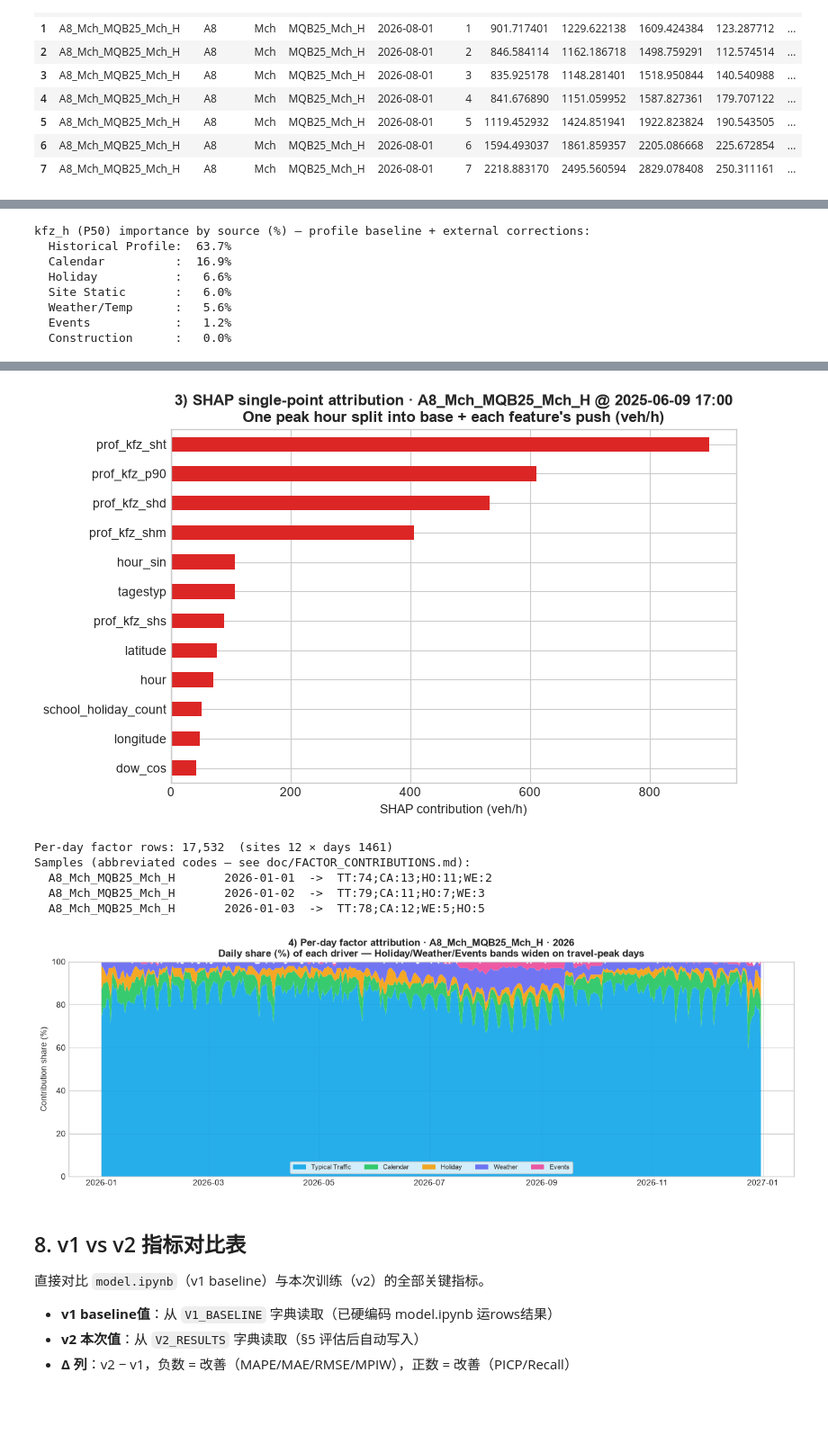
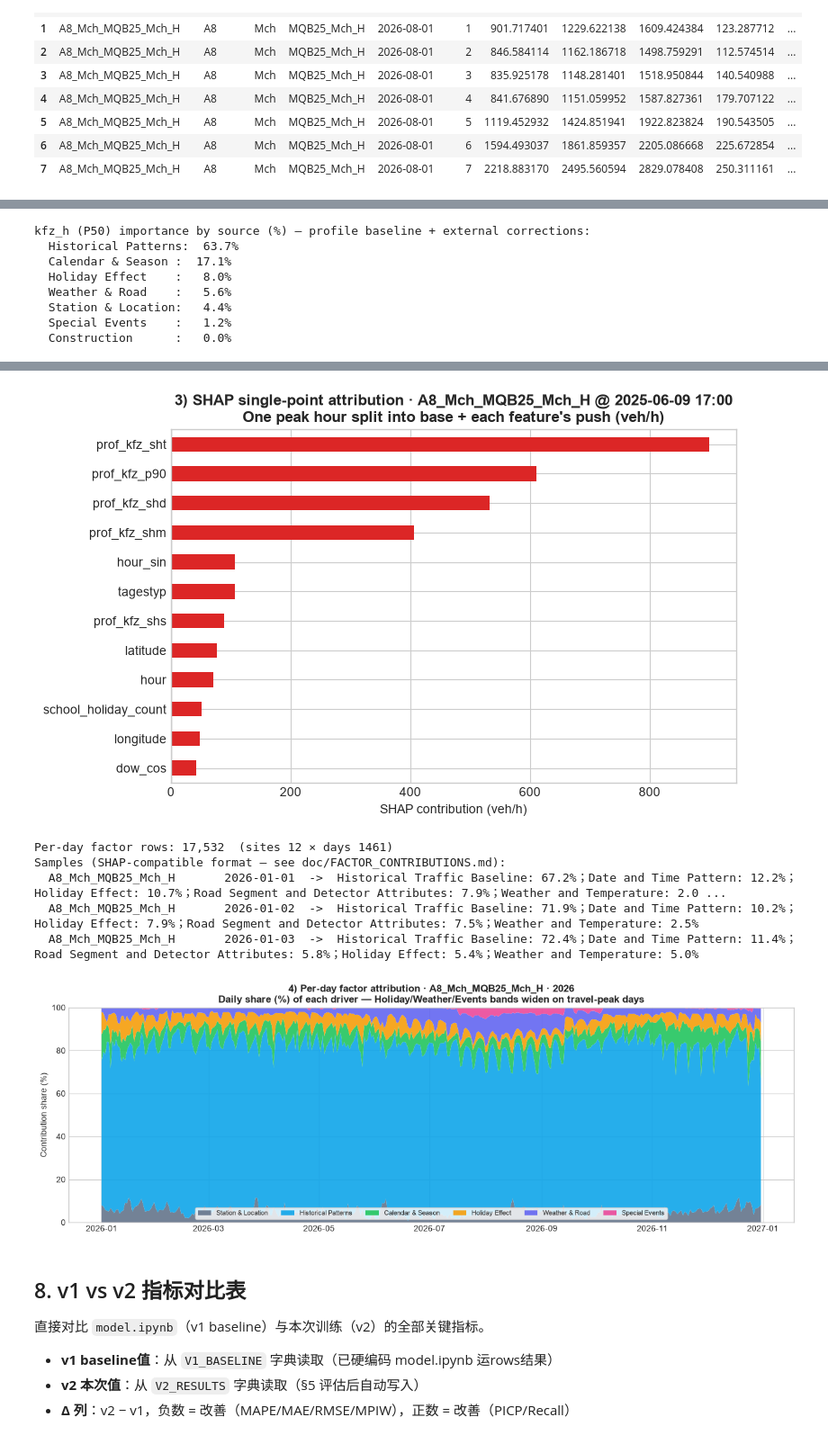
Before and after one commit to ForeverTTT/Autobahn-hackathon, a Jupyter notebook: model/model_notebook.ipynb, the cells around one changed output, grey strips where cells are left out. Shown at 90% size. Saved outputs shown, nothing was run; the diff lists cells and outputs as text; code cells hidden in the pictures; blank space fills up the shorter version.

Commit message:
update factor explanation method and docs

```diff
--- a/model/model_notebook.ipynb
+++ b/model/model_notebook.ipynb
@@ -2132,14 +2191,15 @@ Four views answer "why did the model predict this":
 from catboost import Pool
 
 # ---- 7.1 Global feature importance grouped by source (English labels; no garbled glyphs) ----
+# Feature-importance groups match the 7 explanation groups (see EXPLANATION_GROUPS)
 _FI_GROUP = {
-    **{c: "Historical Profile" for c in PROF_KFZ + PROF_LKW + PROF_V},
-    **{c: "Calendar" for c in CALENDAR},
-    **{c: "Holiday" for c in HOLIDAY + HOLIDAY_CAT},
-    **{c: "Weather/Temp" for c in WEATHER + WEATHER_CAT + TEMP},
+    **{c: "Historical Patterns" for c in PROF_KFZ},
+    **{c: "Station & Location" for c in STATIC_NUM + ["site_id", "road", "direction", "site_name"]},
+    **{c: "Calendar & Season" for c in CALENDAR + ["season"]},
+    **{c: "Holiday Effect" for c in HOLIDAY + HOLIDAY_CAT + ["tagestyp"]},
+    **{c: "Weather & Road" for c in WEATHER + WEATHER_CAT + TEMP},
+    **{c: "Special Events" for c in EVENTS},
     **{c: "Construction" for c in CONSTRUCTION},
-    **{c: "Events" for c in EVENTS},
-    **{c: "Site Static" for c in STATIC_NUM + STATIC_CAT},
 }
 
 fi_imp = pd.Series(kfz_model.get_feature_importance(), index=FEATURES_KFZ)
@@ -2202,37 +2262,47 @@ ax.set_xlabel("SHAP contribution (veh/h)")
 fig.tight_layout(); plt.show()
 
 # ---- 7.4 Per-day factor attribution (the Agent deliverable — EVERY station-day) ----
-# Compact table data_autobahn/factor_attribution_daily.csv (built in §6.1).
+# Daily forecast + factor attribution in data_autobahn/forecast_2026_2029_daily.csv (built in §6.1).
 if "factor_daily" not in globals():
-    factor_daily = pd.read_csv(DATA_DIR / "factor_attribution_daily.csv", parse_dates=["date"])
+    factor_daily = pd.read_csv(DATA_DIR / "forecast_2026_2029_daily.csv", parse_dates=["date"])
 
 print(f"\nPer-day factor rows: {len(factor_daily):,}  "
       f"(sites {factor_daily['site_id'].nunique()} × days {factor_daily['date'].nunique()})")
-print("Samples (abbreviated codes — see doc/FACTOR_CONTRIBUTIONS.md):")
+print("Samples (SHAP-compatible format — see doc/FACTOR_CONTRIBUTIONS.md):")
 for _, r in factor_daily.head(3).iterrows():
-    print(f"  {r['site_id']:24s} {pd.to_datetime(r['date']).date()}  ->  {r['factors']}")
+    print(f"  {r['site_id']:24s} {pd.to_datetime(r['date']).date()}  ->  {r['原因']}")
 
-# Parse abbreviated strings back to numbers and show one site's whole-year factor mix.
-_CODE2NAME = {v: k for k, v in FACTOR_ABBR.items()}
-def _parse_factors(s):
+# Parse the 原因 column (format: "Historical Traffic Baseline: 68.0%；Holiday Effect: 7.2%；...")
+_NAME2KEY = {v: k for k, v in FACTOR_DISPLAY.items()}
+def _parse_reasons(s):
     out = {}
-    for part in str(s).split(";"):
-        if not part:
+    for part in str(s).split("；"):
+        part = part.strip()
+        if not part or ":" not in part:
             continue
-        code, pct = part.split(":")
-        out[_CODE2NAME.get(code, code)] = float(pct)
+        name, pct = part.rsplit(":", 1)
+        pct = float(pct.strip().replace("%", ""))
+        key = _NAME2KEY.get(name.strip(), name.strip())
+        out[key] = pct
     return out
 
 _site = factor_daily["site_id"].iloc[0]
 _one = factor_daily[(factor_daily["site_id"] == _site) &
                     (pd.to_datetime(factor_daily["date"]).dt.year == 2026)].copy()
 _one["date"] = pd.to_datetime(_one["date"])
-_parsed = pd.DataFrame([_parse_factors(s) for s in _one["factors"]], index=_one["date"]).fillna(0.0)
+_parsed = pd.DataFrame([_parse_reasons(s) for s in _one["原因"]], index=_one["date"]).fillna(0.0)
 _order = [g for g in EXPLANATION_GROUPS if g in _parsed.columns]
 _parsed = _parsed[_order]
 
-_pal = {"Typical Traffic": "#0ea5e9", "Calendar": "#22c55e", "Holiday": "#f59e0b",
-        "Weather": "#6366f1", "Events": "#ec4899", "Construction": "#94a3b8"}
+_pal = {
+    "Historical Patterns": "#0ea5e9",
+    "Station & Location": "#64748b",
+    "Calendar & Season": "#22c55e",
+    "Holiday Effect": "#f59e0b",
+    "Weather & Road": "#6366f1",
+    "Special Events": "#ec4899",
+    "Construction": "#94a3b8",
+}
 fig, ax = plt.subplots(figsize=(13, 4.5))
 ax.stackplot(_parsed.index, *[_parsed[g] for g in _order],
              labels=_order, colors=[_pal.get(g, "#999999") for g in _order], alpha=0.9)
@@ -2244,10 +2314,10 @@ ax.legend(loc="lower center", ncol=len(_order), frameon=True, fontsize=8)
 fig.tight_layout(); plt.show()
 # %% [output]
 kfz_h (P50) importance by source (%) — profile baseline + external corrections:
-  Historical Profile:  63.7%
-  Calendar          :  16.9%
-  Holiday           :   6.6%
-  Site Static       :   6.0%
-  Weather/Temp      :   5.6%
-  Events            :   1.2%
+  Historical Patterns:  63.7%
+  Calendar & Season :  17.1%
+  Holiday Effect    :   8.0%
+  Weather & Road    :   5.6%
+  Station & Location:   4.4%
+  Special Events    :   1.2%
   Construction      :   0.0%
@@ -2255,26 +2325,26 @@ kfz_h (P50) importance by source (%) — profile baseline + external corrections
 [figure]
 Single-point SHAP attribution  site=A8_Mch_MQB25_Mch_H  2025-06-09 17:00:00  actual=6941 veh/h
   baseline     1252  + feature contributions = prediction 4716
   Top drivers (+ pushes flow up, - pushes down):
     prof_kfz_sht             +899.9   (value=4966.0)
     prof_kfz_p90             +610.3   (value=4520.800000000002)
     prof_kfz_shd             +532.5   (value=3172.0)
     prof_kfz_shm             +405.8   (value=3440.5)
     hour_sin                 +106.8   (value=-0.9659258262890683)
     tagestyp                 +106.5   (value=s)
     prof_kfz_shs              +89.6   (value=3897.0)
     latitude                  +76.9   (value=47.93644954974758)
     hour                      +70.4   (value=17)
     school_holiday_count      +51.9   (value=2)
     longitude                 +48.6   (value=11.704721232862536)
     dow_cos                   +42.8   (value=1.0)
 [figure]
 Per-day factor rows: 17,532  (sites 12 × days 1461)
-Samples (abbreviated codes — see doc/FACTOR_CONTRIBUTIONS.md):
-  A8_Mch_MQB25_Mch_H       2026-01-01  ->  TT:74;CA:13;HO:11;WE:2
-  A8_Mch_MQB25_Mch_H       2026-01-02  ->  TT:79;CA:11;HO:7;WE:3
-  A8_Mch_MQB25_Mch_H       2026-01-03  ->  TT:78;CA:12;WE:5;HO:5
+Samples (SHAP-compatible format — see doc/FACTOR_CONTRIBUTIONS.md):
+  A8_Mch_MQB25_Mch_H       2026-01-01  ->  Historical Traffic Baseline: 67.2%；Date and Time Pattern: 12.2%；Holiday Effect: 10.7%；Road Segment and Detector Attributes: 7.9%；Weather and Temperature: 2.0 ...
+  A8_Mch_MQB25_Mch_H       2026-01-02  ->  Historical Traffic Baseline: 71.9%；Date and Time Pattern: 10.2%；Holiday Effect: 7.9%；Road Segment and Detector Attributes: 7.5%；Weather and Temperature: 2.5%
+  A8_Mch_MQB25_Mch_H       2026-01-03  ->  Historical Traffic Baseline: 72.4%；Date and Time Pattern: 11.4%；Road Segment and Detector Attributes: 5.8%；Holiday Effect: 5.4%；Weather and Temperature: 5.0%
-[figure, old version]
+[figure, new version]
 # %% [markdown]
 ## 8. v1 vs v2 指标对比表
 
```
Also changed, not shown: parts of 6 cells of this notebook, 4 other files.
